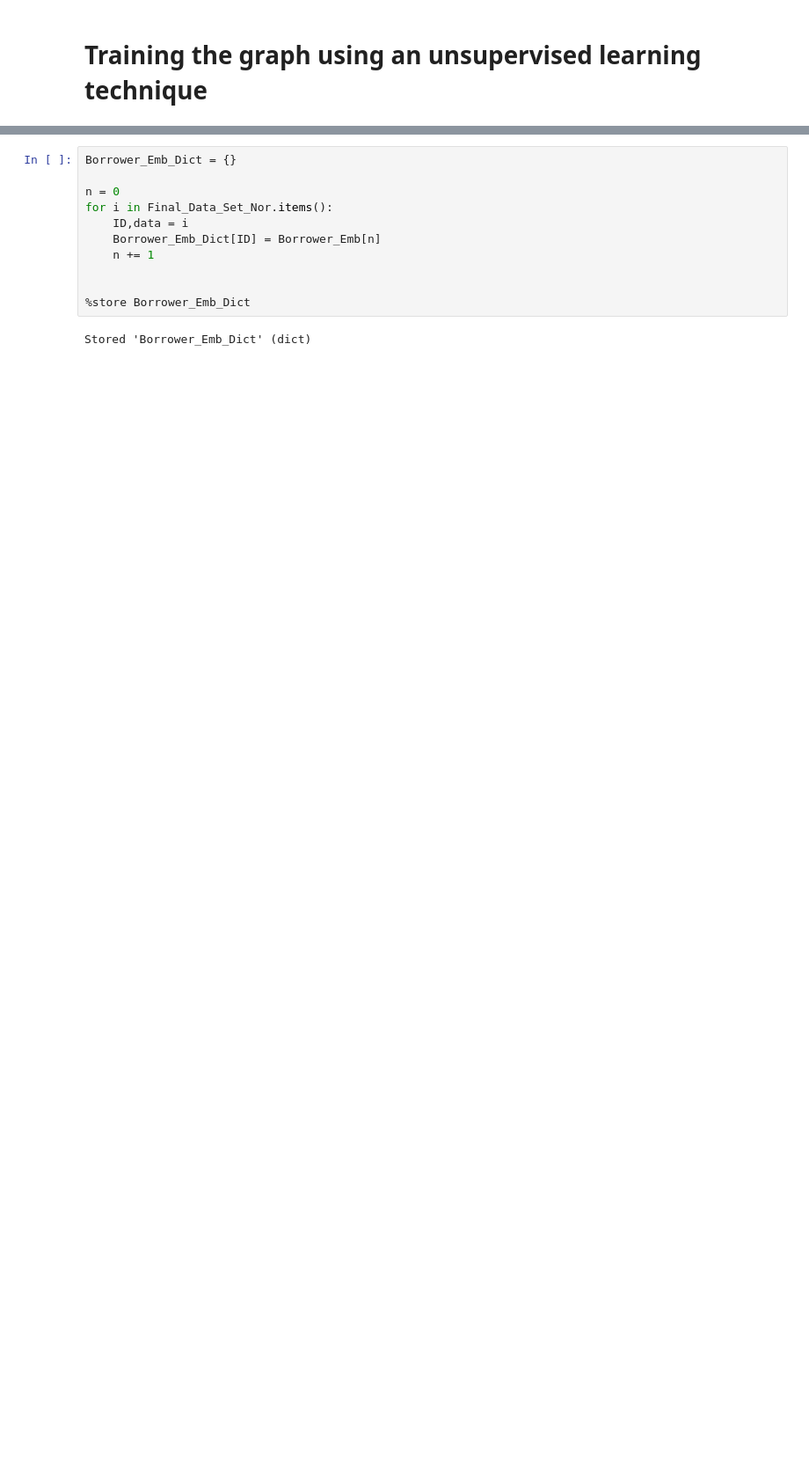
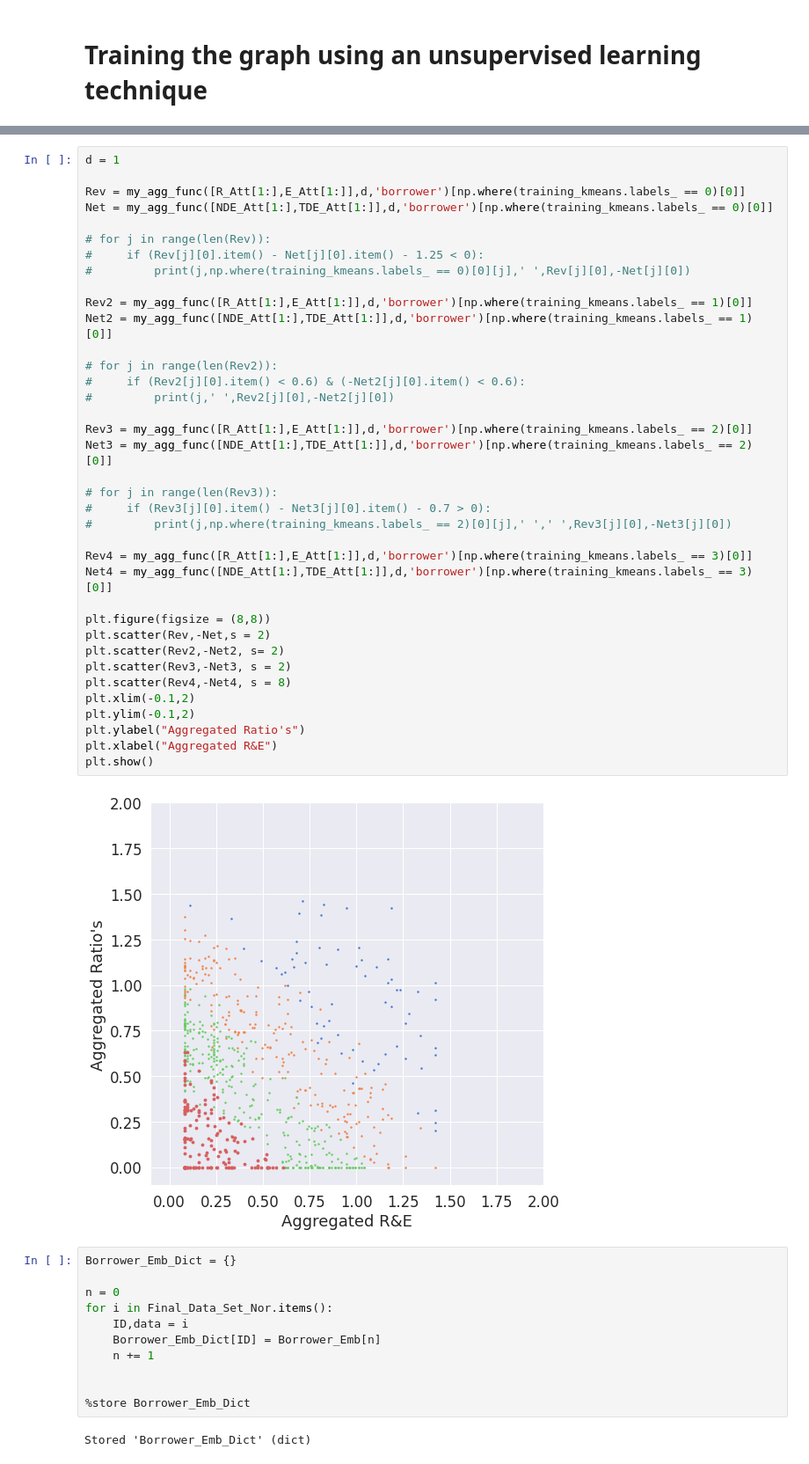
Before and after one commit to SaiChaitanya-ON/Personalized-Sector-with-Knowledge-Graph, a Jupyter notebook: notebooks/Proof_of_Concept_KG.ipynb, the cells around one changed output, grey strips where cells are left out. Shown at 88% size. Drawn from its saved outputs; the diff is of its cells as text; blank space fills up the shorter version.

```diff
--- a/notebooks/Proof_of_Concept_KG.ipynb
+++ b/notebooks/Proof_of_Concept_KG.ipynb
@@ -329,3 +527,42 @@ Cluster  1 of size  199
+# %%
+d = 1
+
+Rev = my_agg_func([R_Att[1:],E_Att[1:]],d,'borrower')[np.where(training_kmeans.labels_ == 0)[0]]
+Net = my_agg_func([NDE_Att[1:],TDE_Att[1:]],d,'borrower')[np.where(training_kmeans.labels_ == 0)[0]]
+
+# for j in range(len(Rev)):
+#     if (Rev[j][0].item() - Net[j][0].item() - 1.25 < 0):
+#         print(j,np.where(training_kmeans.labels_ == 0)[0][j],' ',Rev[j][0],-Net[j][0])
+
+Rev2 = my_agg_func([R_Att[1:],E_Att[1:]],d,'borrower')[np.where(training_kmeans.labels_ == 1)[0]]
+Net2 = my_agg_func([NDE_Att[1:],TDE_Att[1:]],d,'borrower')[np.where(training_kmeans.labels_ == 1)[0]]
+
+# for j in range(len(Rev2)):
+#     if (Rev2[j][0].item() < 0.6) & (-Net2[j][0].item() < 0.6):
+#         print(j,' ',Rev2[j][0],-Net2[j][0])
+
+Rev3 = my_agg_func([R_Att[1:],E_Att[1:]],d,'borrower')[np.where(training_kmeans.labels_ == 2)[0]]
+Net3 = my_agg_func([NDE_Att[1:],TDE_Att[1:]],d,'borrower')[np.where(training_kmeans.labels_ == 2)[0]]
+
+# for j in range(len(Rev3)):
+#     if (Rev3[j][0].item() - Net3[j][0].item() - 0.7 > 0):
+#         print(j,np.where(training_kmeans.labels_ == 2)[0][j],' ',' ',Rev3[j][0],-Net3[j][0])
+
+Rev4 = my_agg_func([R_Att[1:],E_Att[1:]],d,'borrower')[np.where(training_kmeans.labels_ == 3)[0]]
+Net4 = my_agg_func([NDE_Att[1:],TDE_Att[1:]],d,'borrower')[np.where(training_kmeans.labels_ == 3)[0]]
+
+plt.figure(figsize = (8,8))
+plt.scatter(Rev,-Net,s = 2)
+plt.scatter(Rev2,-Net2, s= 2)
+plt.scatter(Rev3,-Net3, s = 2)
+plt.scatter(Rev4,-Net4, s = 8)
+plt.xlim(-0.1,2)
+plt.ylim(-0.1,2)
+plt.ylabel("Aggregated Ratio's")
+plt.xlabel("Aggregated R&E")
+plt.show()
+# %% [output]
+[figure, added]
 # %%
 Borrower_Emb_Dict = {}
 
```
Also changed, not shown: parts of 23 cells of this notebook, 25 other files.
